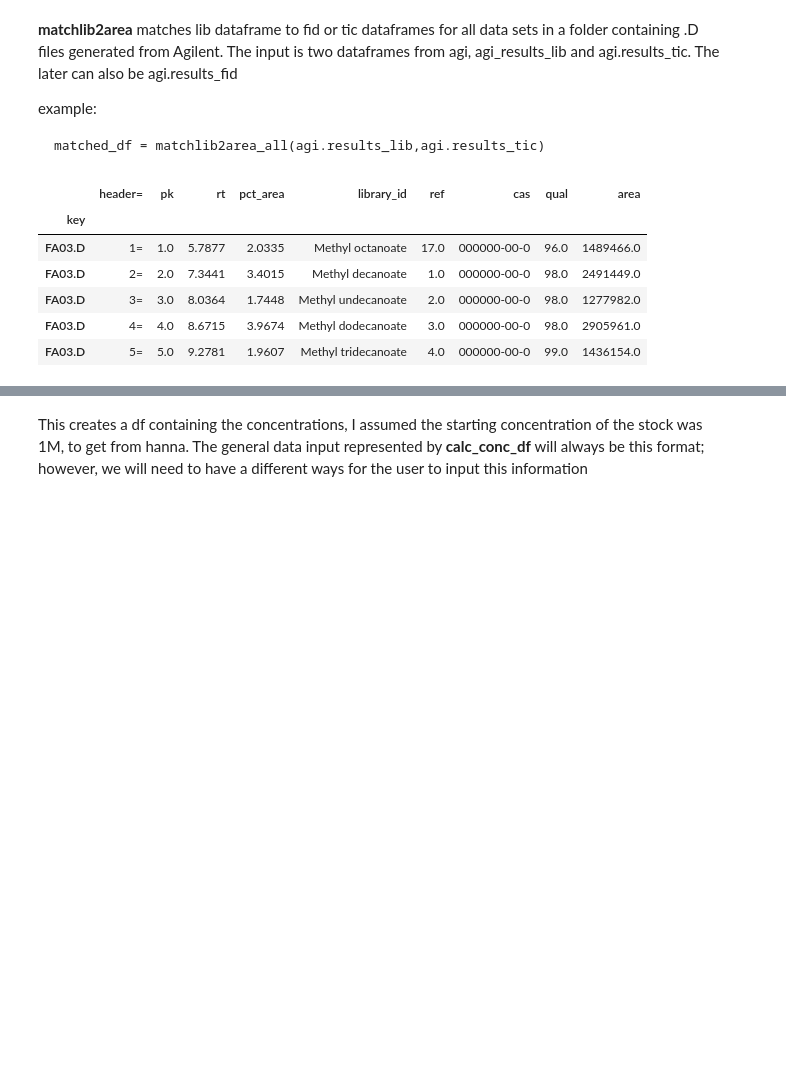
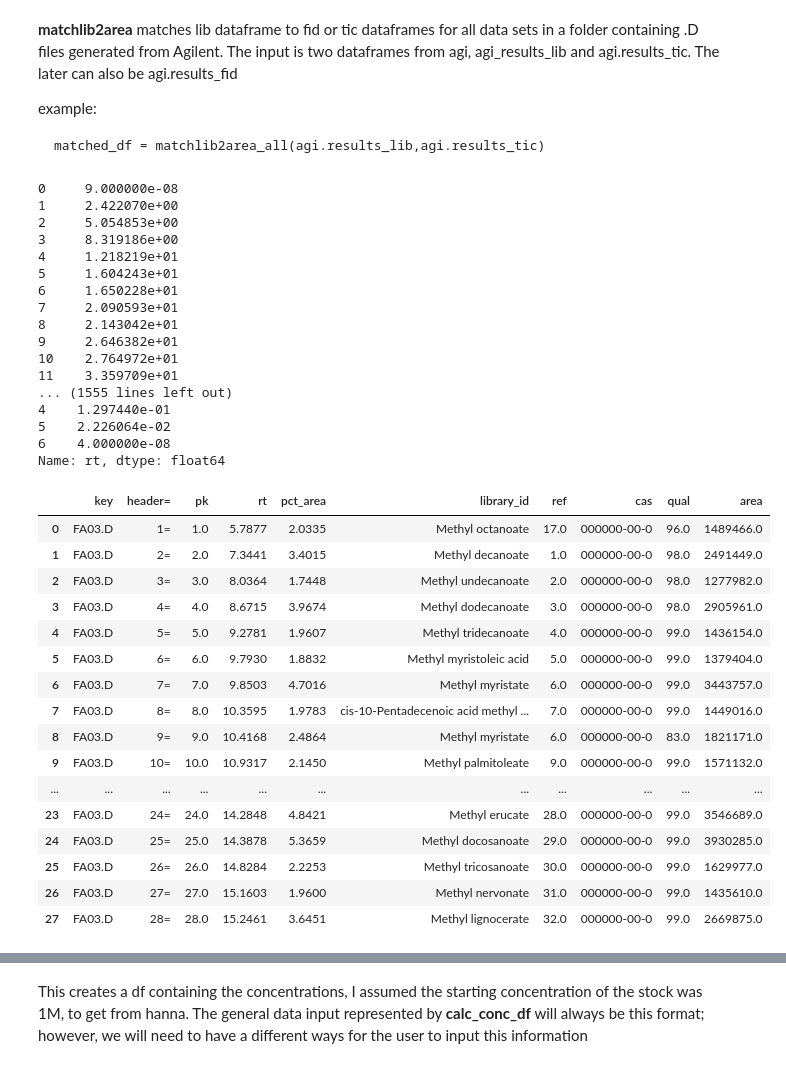
Before and after one commit to audere-labs/pyvalence, a Jupyter notebook: gc_area_analysis.ipynb, the cells around one changed output, grey strips where cells are left out. Cells and saved outputs as stored; diff of their text form; code cells hidden in the pictures; blank space fills up the shorter version.

```diff
--- a/gc_area_analysis.ipynb
+++ b/gc_area_analysis.ipynb
@@ -22,39 +22,74 @@ def find_match(x, Y):
     ''' find index of argmin lambda(x,Y)
     if .idxmin()>threshold return NA
     '''
+    threshold = 0.001
     score = lambda y: (x - y)**2
-    return Y.apply(score).idxmin()
+    value = Y.apply(score)
+    print(value)
+#     if value>threshold:
+#         pass
+#         return_value = np.nan
+#     else:
+    return_value = Y.apply(score).idxmin()
+    return return_value
 
 def rt_match(lib_row, rt):
     ''' find closest rt
 
     '''
     x, i = lib_row.rt, lib_row.name
     return find_match(x, rt[i:])
 
 def matchiter(libdf,areadf):
     '''match area on rt from single df
     len(libdf)<len(areadf) then switch
     '''
     xi = libdf.apply(rt_match, rt=areadf.rt.sort_values(), axis=1)
     libdf['area'] = areadf.area[xi].values
     return libdf.set_index('key')
 
 def matchlib2area(libdf,areadf):
     '''match area from many datafrmas
     '''
     libdf_grouped = (libdf.groupby(libdf.index))
     areadf_grouped = (areadf.groupby(areadf.index))
     returndf = libdf_grouped.apply(lambda x: matchiter(x.reset_index(),areadf_grouped.get_group(x.name).reset_index()))
     return returndf
 
 matcheddf = matchlib2area(libdf,areadf)
-matcheddf.head()
+matcheddf.reset_index().loc[matcheddf.reset_index()['key'] == 'FA03.D']
 # %% [output]
+0     9.000000e-08
+1     2.422070e+00
+2     5.054853e+00
+3     8.319186e+00
+4     1.218219e+01
+5     1.604243e+01
+6     1.650228e+01
+7     2.090593e+01
+8     2.143042e+01
+9     2.646382e+01
+10    2.764972e+01
+11    3.359709e+01
+... (1555 lines left out)
+4    1.297440e-01
+5    2.226064e-02
+6    4.000000e-08
+Name: rt, dtype: float64
-|  | header= | pk | rt | pct_area | library_id | ref | cas | qual | area |
-| key |  |  |  |  |  |  |  |  |  |
-| FA03.D | 1= | 1.0 | 5.7877 | 2.0335 | Methyl octanoate | 17.0 | 000000-00-0 | 96.0 | 1489466.0 |
-| FA03.D | 2= | 2.0 | 7.3441 | 3.4015 | Methyl decanoate | 1.0 | 000000-00-0 | 98.0 | 2491449.0 |
-| FA03.D | 3= | 3.0 | 8.0364 | 1.7448 | Methyl undecanoate | 2.0 | 000000-00-0 | 98.0 | 1277982.0 |
-| FA03.D | 4= | 4.0 | 8.6715 | 3.9674 | Methyl dodecanoate | 3.0 | 000000-00-0 | 98.0 | 2905961.0 |
-| FA03.D | 5= | 5.0 | 9.2781 | 1.9607 | Methyl tridecanoate | 4.0 | 000000-00-0 | 99.0 | 1436154.0 |
+|  | key | header= | pk | rt | pct_area | library_id | ref | cas | qual | area |
+| 0 | FA03.D | 1= | 1.0 | 5.7877 | 2.0335 | Methyl octanoate | 17.0 | 000000-00-0 | 96.0 | 1489466.0 |
+| 1 | FA03.D | 2= | 2.0 | 7.3441 | 3.4015 | Methyl decanoate | 1.0 | 000000-00-0 | 98.0 | 2491449.0 |
+| 2 | FA03.D | 3= | 3.0 | 8.0364 | 1.7448 | Methyl undecanoate | 2.0 | 000000-00-0 | 98.0 | 1277982.0 |
+| 3 | FA03.D | 4= | 4.0 | 8.6715 | 3.9674 | Methyl dodecanoate | 3.0 | 000000-00-0 | 98.0 | 2905961.0 |
+| 4 | FA03.D | 5= | 5.0 | 9.2781 | 1.9607 | Methyl tridecanoate | 4.0 | 000000-00-0 | 99.0 | 1436154.0 |
+| 5 | FA03.D | 6= | 6.0 | 9.7930 | 1.8832 | Methyl myristoleic acid | 5.0 | 000000-00-0 | 99.0 | 1379404.0 |
+| 6 | FA03.D | 7= | 7.0 | 9.8503 | 4.7016 | Methyl myristate | 6.0 | 000000-00-0 | 99.0 | 3443757.0 |
+| 7 | FA03.D | 8= | 8.0 | 10.3595 | 1.9783 | cis-10-Pentadecenoic acid methyl ... | 7.0 | 000000-00-0 | 99.0 | 1449016.0 |
+| 8 | FA03.D | 9= | 9.0 | 10.4168 | 2.4864 | Methyl myristate | 6.0 | 000000-00-0 | 83.0 | 1821171.0 |
+| 9 | FA03.D | 10= | 10.0 | 10.9317 | 2.1450 | Methyl palmitoleate | 9.0 | 000000-00-0 | 99.0 | 1571132.0 |
+| ... | ... | ... | ... | ... | ... | ... | ... | ... | ... | ... |
+| 23 | FA03.D | 24= | 24.0 | 14.2848 | 4.8421 | Methyl erucate | 28.0 | 000000-00-0 | 99.0 | 3546689.0 |
+| 24 | FA03.D | 25= | 25.0 | 14.3878 | 5.3659 | Methyl docosanoate | 29.0 | 000000-00-0 | 99.0 | 3930285.0 |
+| 25 | FA03.D | 26= | 26.0 | 14.8284 | 2.2253 | Methyl tricosanoate | 30.0 | 000000-00-0 | 99.0 | 1629977.0 |
+| 26 | FA03.D | 27= | 27.0 | 15.1603 | 1.9600 | Methyl nervonate | 31.0 | 000000-00-0 | 99.0 | 1435610.0 |
+| 27 | FA03.D | 28= | 28.0 | 15.2461 | 3.6451 | Methyl lignocerate | 32.0 | 000000-00-0 | 99.0 | 2669875.0 |
```
Also changed, not shown: parts of 7 cells of this notebook, 2 other files.
